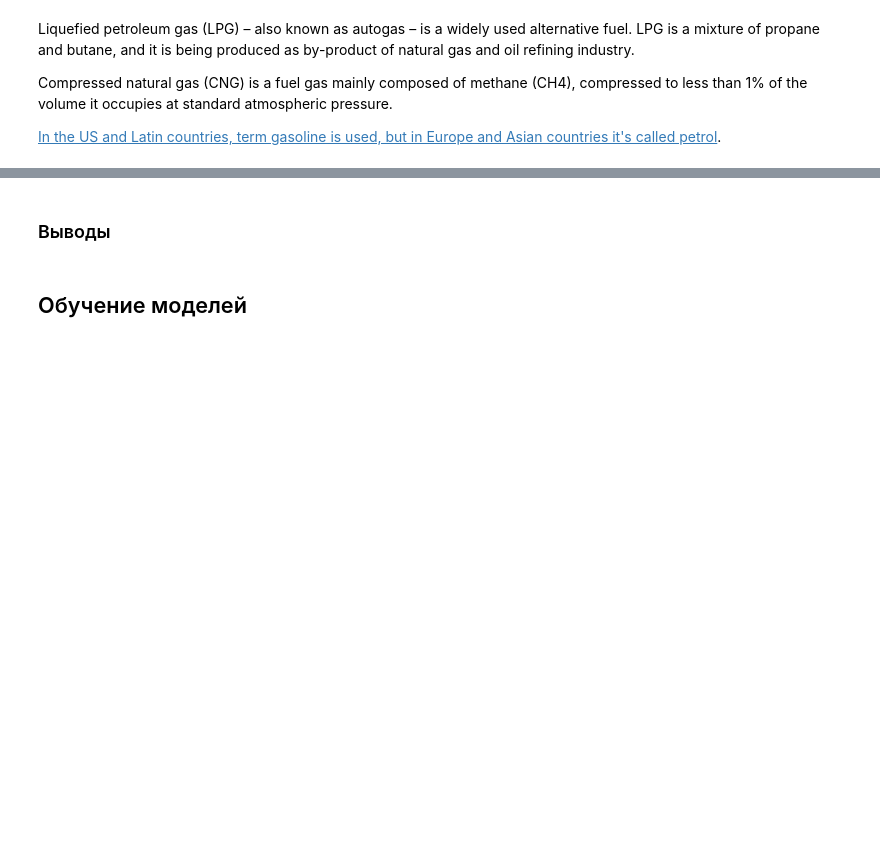
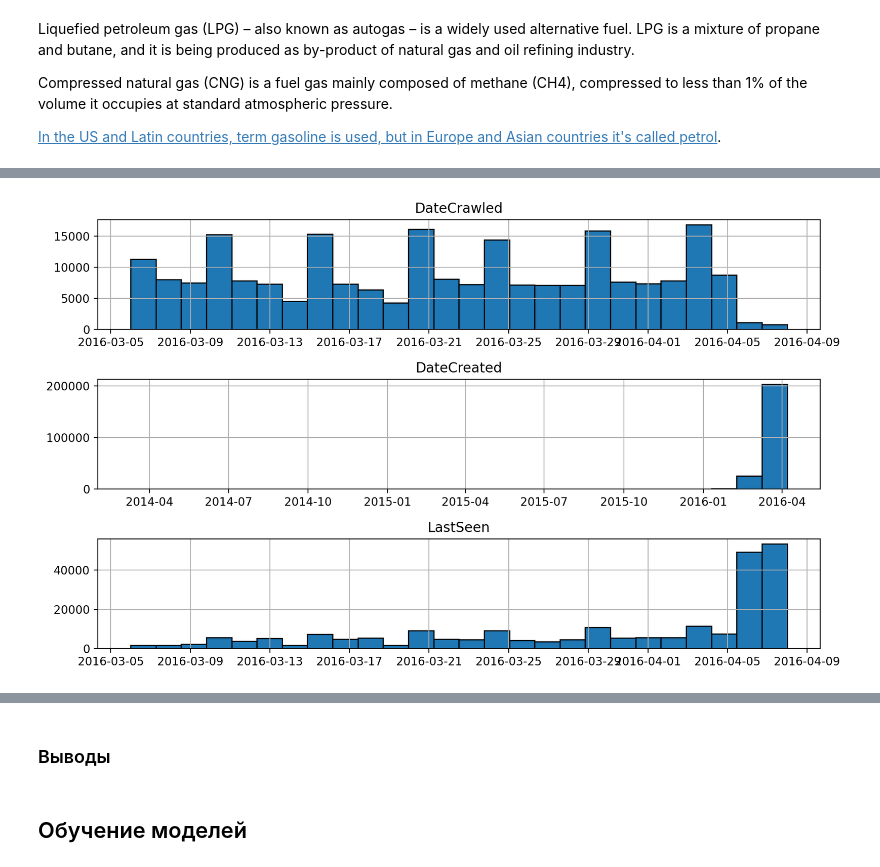
Before and after one commit to dimdasci/yp13-gradient-boosting, a Jupyter notebook: notebooks/yp13-gradient-boosting.ipynb, the cells around one changed output, grey strips where cells are left out. Cells and saved outputs as stored; diff of their text form; code cells hidden in the pictures; blank space fills up the shorter version.

```diff
--- a/notebooks/yp13-gradient-boosting.ipynb
+++ b/notebooks/yp13-gradient-boosting.ipynb
@@ -450,0 +472,9 @@ Compressed natural gas (CNG) is a fuel gas mainly composed of methane (CH4), com
+# %%
+df[datetime_columns].hist(bins=26,
+                           figsize=(10, 6),
+                           layout=(-1, 1),
+                           edgecolor="black")
+plt.tight_layout()
+plt.show()
+# %% [output]
+[figure, added]
```
Also changed, not shown: parts of 9 cells of this notebook.
